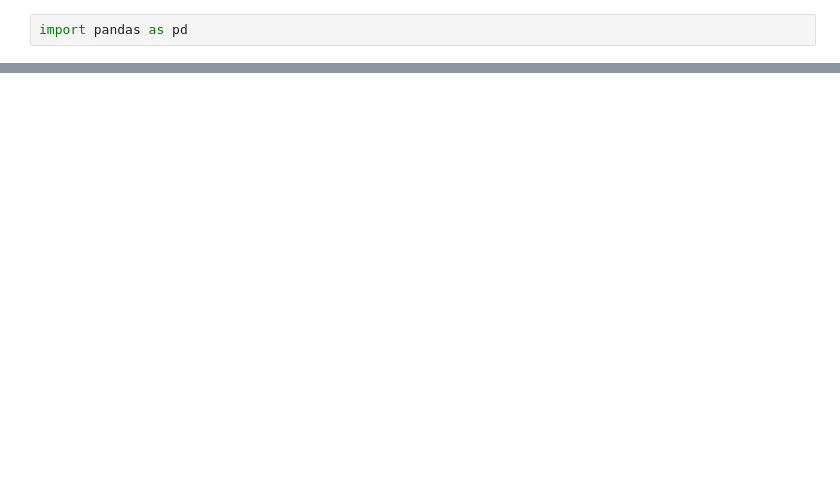
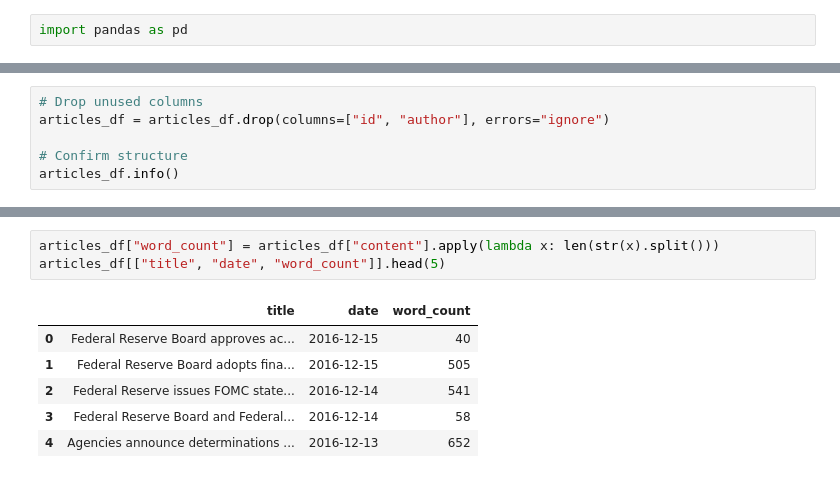
Before and after one commit to clarktommie/usaa_fraud_dectection, a Jupyter notebook: notebooks/fruad_exploratory.ipynb, the cells around one changed output, grey strips where cells are left out. Saved outputs shown, nothing was run; the diff lists cells and outputs as text; blank space fills up the shorter version.

```diff
--- a/notebooks/fruad_exploratory.ipynb
+++ b/notebooks/fruad_exploratory.ipynb
@@ -14,0 +34,6 @@ articles_df.head()
+# %%
+# Drop unused columns
+articles_df = articles_df.drop(columns=["id", "author"], errors="ignore")
+
+# Confirm structure
+articles_df.info()
@@ -14,0 +55,10 @@ articles_df.head()
+# %%
+articles_df["word_count"] = articles_df["content"].apply(lambda x: len(str(x).split()))
+articles_df[["title", "date", "word_count"]].head(5)
+# %% [output]
+|  | title | date | word_count |
+| 0 | Federal Reserve Board approves ac... | 2016-12-15 | 40 |
+| 1 | Federal Reserve Board adopts fina... | 2016-12-15 | 505 |
+| 2 | Federal Reserve issues FOMC state... | 2016-12-14 | 541 |
+| 3 | Federal Reserve Board and Federal... | 2016-12-14 | 58 |
+| 4 | Agencies announce determinations ... | 2016-12-13 | 652 |
```
Also changed, not shown: parts of 4 cells of this notebook.
